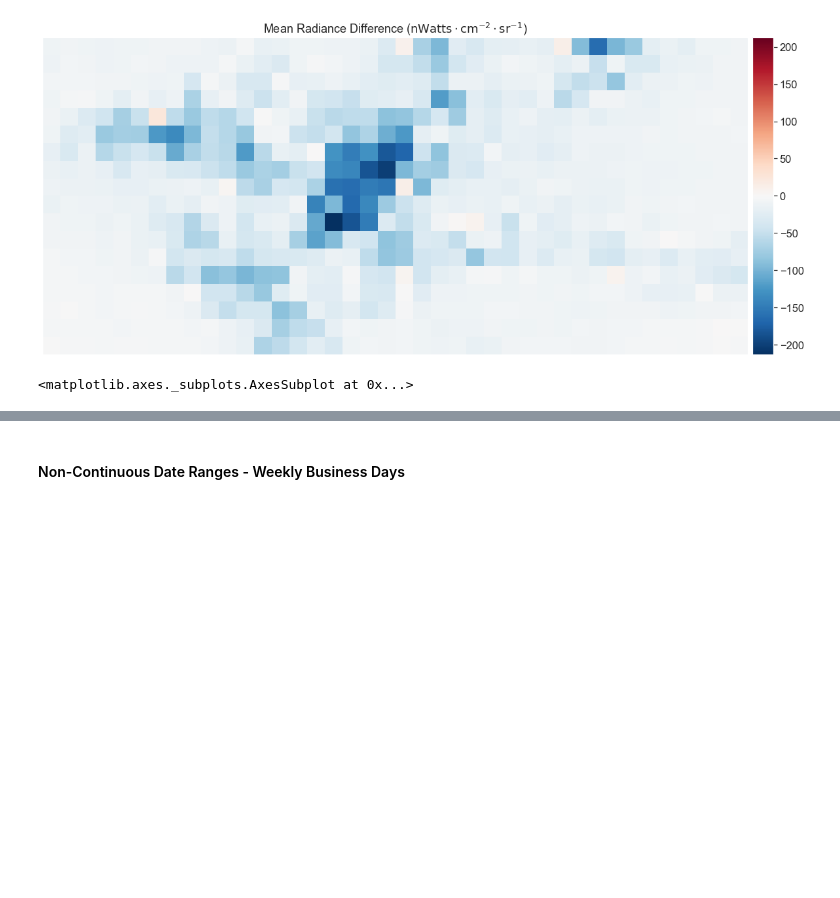
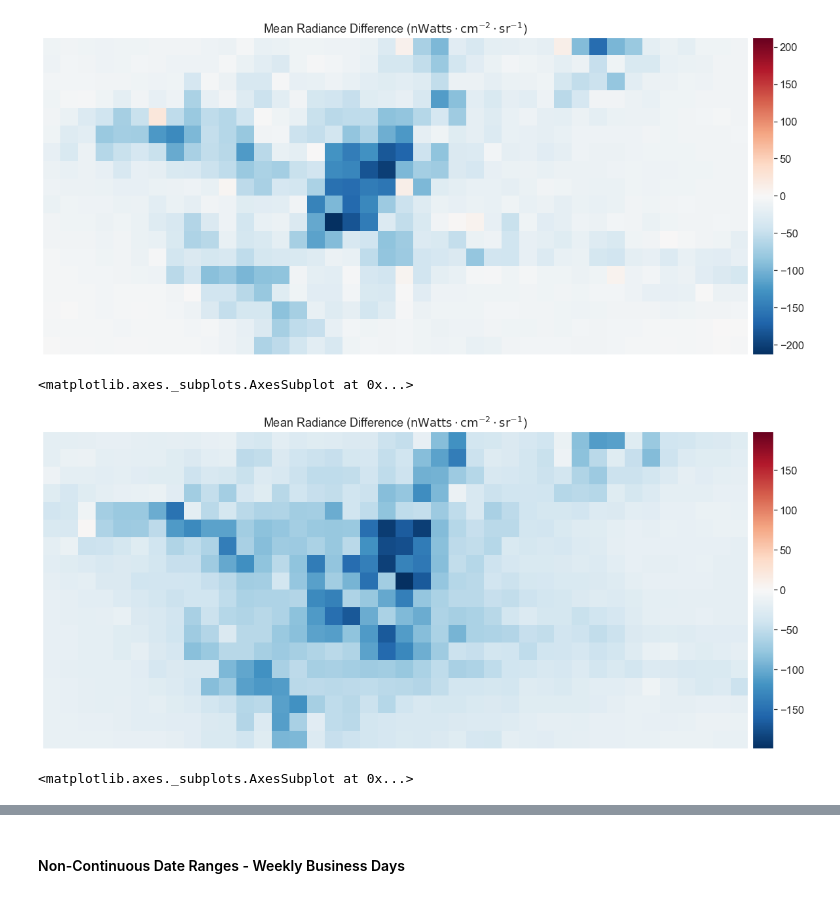
Before and after one commit to calekochenour/remote-sensing-fusion, a Jupyter notebook: 01-code-scripts/penn-state-black-marble-radiance-monthly-means.ipynb, the cells around one changed output, grey strips where cells are left out. Cells and saved outputs as stored; diff of their text form; code cells hidden in the pictures; blank space fills up the shorter version.

```diff
--- a/01-code-scripts/penn-state-black-marble-radiance-monthly-means.ipynb
+++ b/01-code-scripts/penn-state-black-marble-radiance-monthly-means.ipynb
@@ -1027,3 +1269,25 @@ ep.plot_bands(
 # %% [output]
 [figure]
 <matplotlib.axes._subplots.AxesSubplot at 0x...>
+# %%
+# Get Spring 2019 Thurs and Spring 2020 Thurs mean
+spring_2019_thursday_mean = radiance_weekly_fall_2018_spring_2020.get(
+    '20190105-20190505-THU')
+spring_2020_thursday_mean = radiance_weekly_fall_2018_spring_2020.get(
+    '20200111-20200510-THU')
+
+diff = spring_2020_thursday_mean - spring_2019_thursday_mean
+
+# Plot radiance values
+ep.plot_bands(
+    diff,
+    title="Mean Radiance Difference ($\mathrm{nWatts \cdot cm^{−2} \cdot sr^{−1}}$)",
+    cmap='RdBu_r',
+    figsize=(20, 10),
+    scale=False,
+    vmin=diff.min(),
+    vmax=-diff.min()
+)
+# %% [output]
+[figure, added]
+<matplotlib.axes._subplots.AxesSubplot at 0x...>
```
Also changed, not shown: parts of 30 cells of this notebook.
